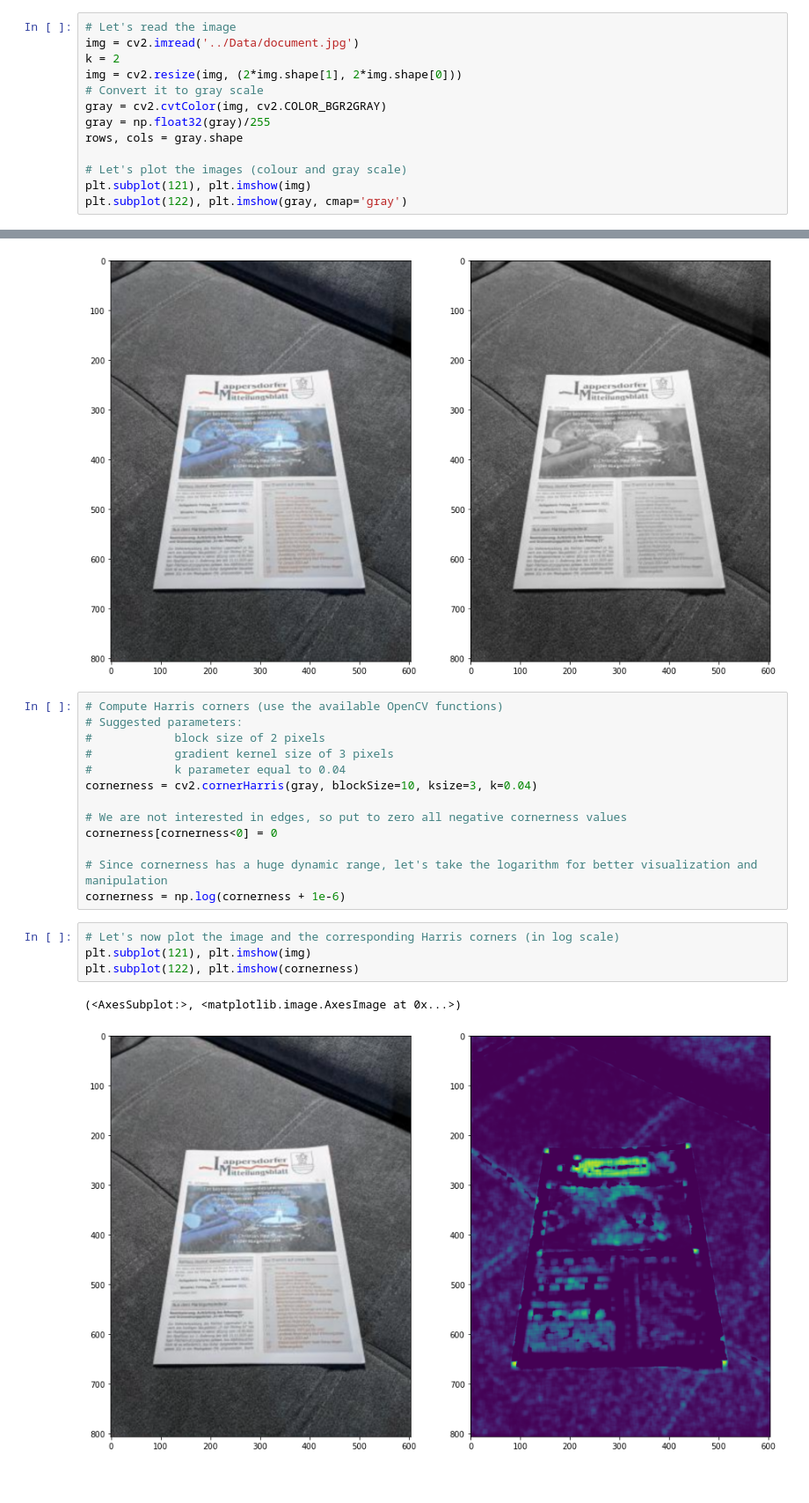
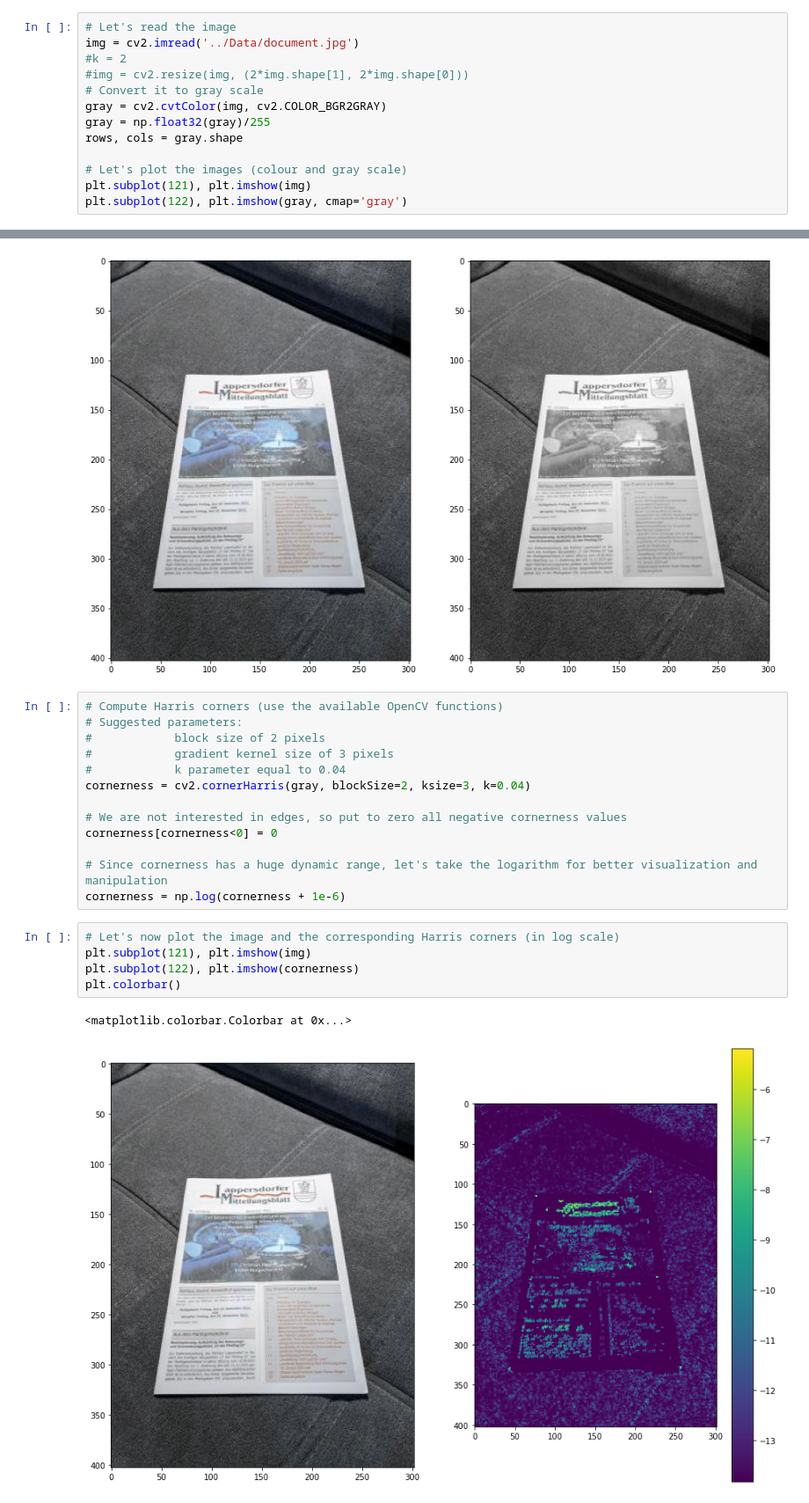
Before and after one commit to Hryvachevskyi/ComputerVisionHomework, a Jupyter notebook: lesson_6/lesson_6.ipynb, the cells around one changed output, grey strips where cells are left out. Shown at 88% size. Saved outputs shown, nothing was run; the diff lists cells and outputs as text; blank space fills up the shorter version.

```diff
--- a/lesson_6/lesson_6.ipynb
+++ b/lesson_6/lesson_6.ipynb
@@ -7,8 +7,8 @@ plt.rcParams['figure.figsize'] = [15, 10]
 # %%
 # Let's read the image
 img = cv2.imread('../Data/document.jpg')
-k = 2
-img = cv2.resize(img, (2*img.shape[1], 2*img.shape[0]))
+#k = 2
+#img = cv2.resize(img, (2*img.shape[1], 2*img.shape[0]))
 # Convert it to gray scale
 gray = cv2.cvtColor(img, cv2.COLOR_BGR2GRAY)
 gray = np.float32(gray)/255
@@ -26,7 +26,7 @@ plt.subplot(122), plt.imshow(gray, cmap='gray')
 #            block size of 2 pixels
 #            gradient kernel size of 3 pixels
 #            k parameter equal to 0.04
-cornerness = cv2.cornerHarris(gray, blockSize=10, ksize=3, k=0.04)
+cornerness = cv2.cornerHarris(gray, blockSize=2, ksize=3, k=0.04)
 
 # We are not interested in edges, so put to zero all negative cornerness values
 cornerness[cornerness<0] = 0
@@ -36,10 +36,11 @@ cornerness = np.log(cornerness + 1e-6)
 # %%
 # Let's now plot the image and the corresponding Harris corners (in log scale)
 plt.subplot(121), plt.imshow(img)
 plt.subplot(122), plt.imshow(cornerness)
+plt.colorbar()
 # %% [output]
-(<AxesSubplot:>, <matplotlib.image.AxesImage at 0x...>)
+<matplotlib.colorbar.Colorbar at 0x...>
-[figure, old version]
+[figure, new version]
 # %%
 # Detection thresholds
 th_top_left, th_top_right = -1e6, -1e6
```
Also changed, not shown: parts of 2 cells of this notebook.
